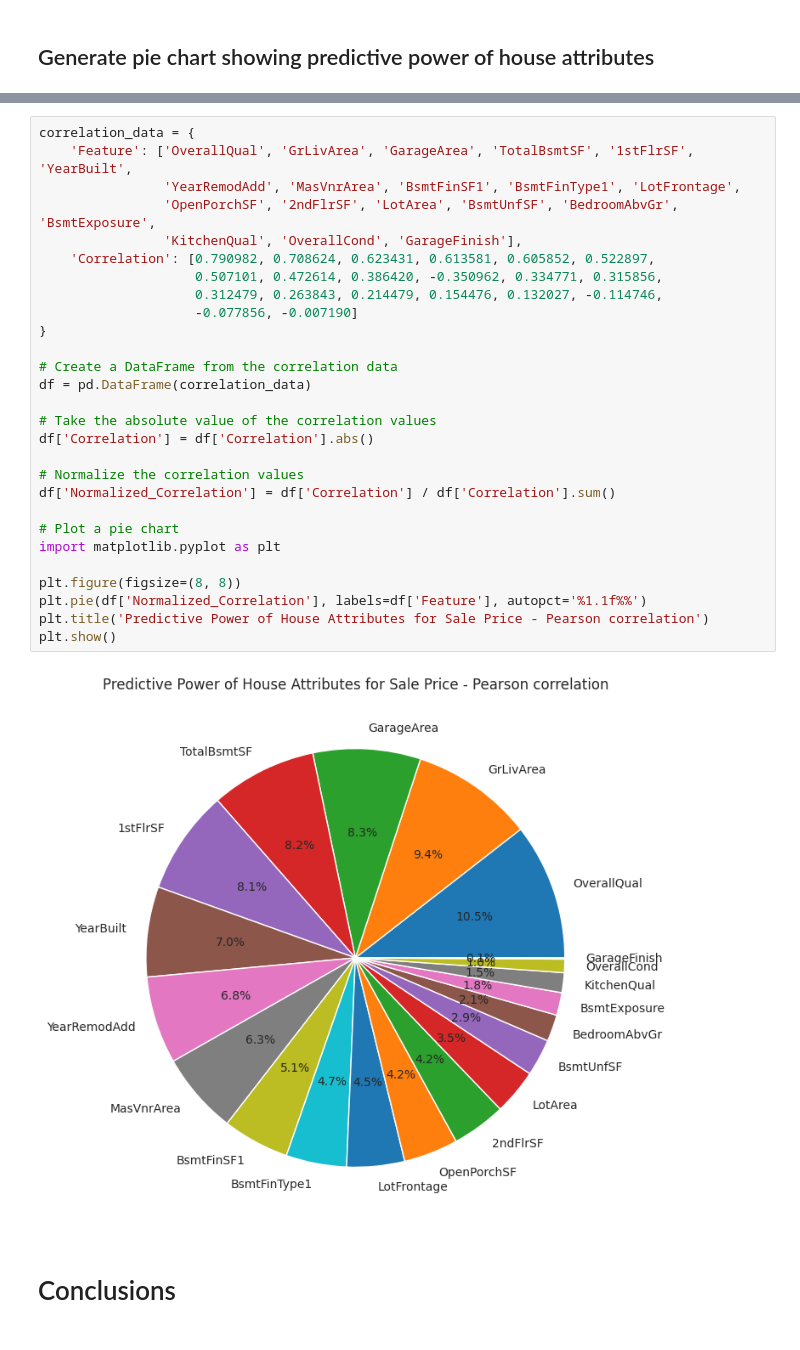
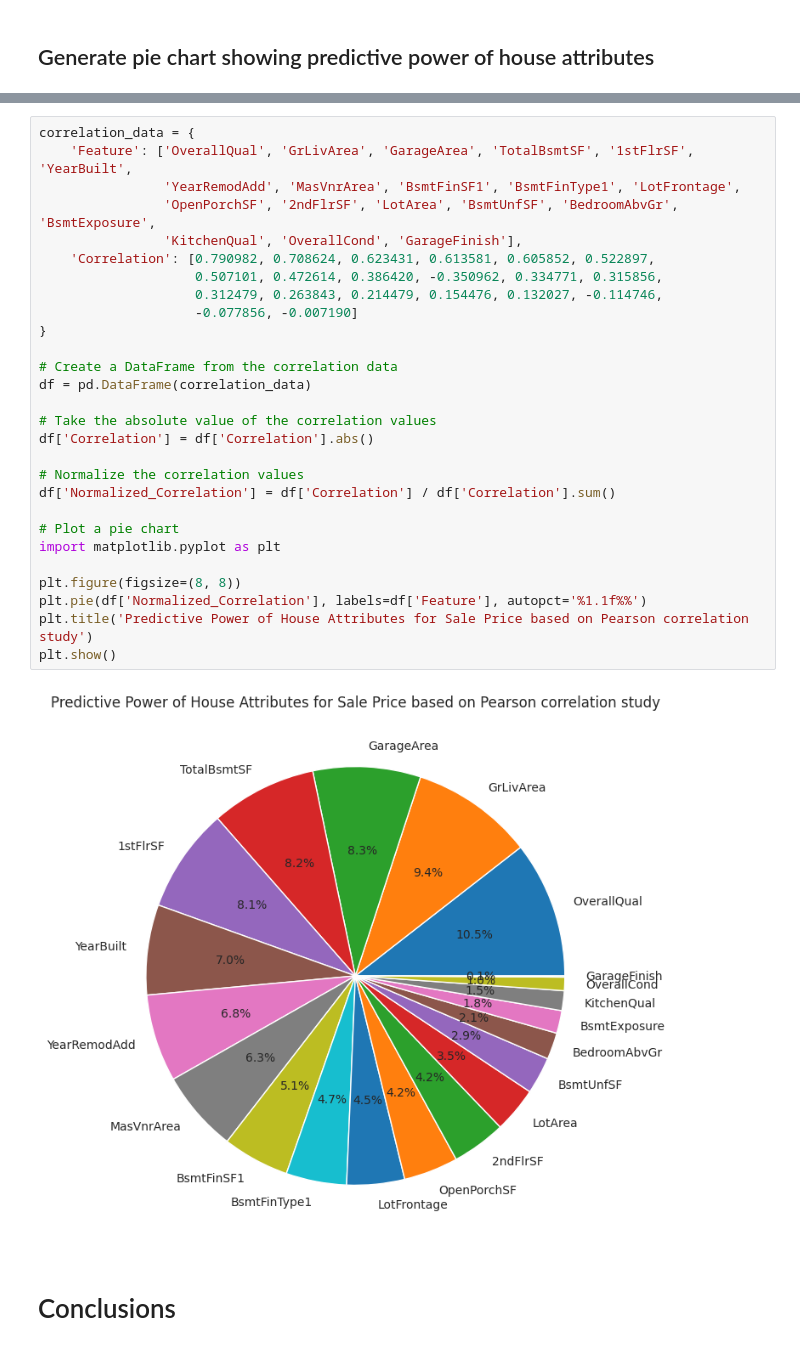
Before and after one commit to helenmurugan/heritage-housing-issues, a Jupyter notebook: jupyter_notebooks/03_Data_Visualisations_v2.ipynb, the cells around one changed output, grey strips where cells are left out. Cells and saved outputs as stored; diff of their text form.

```diff
--- a/jupyter_notebooks/03_Data_Visualisations_v2.ipynb
+++ b/jupyter_notebooks/03_Data_Visualisations_v2.ipynb
@@ -392,33 +392,33 @@ Name: SalePrice, dtype: float64
 # %%
 correlation_data = {
     'Feature': ['OverallQual', 'GrLivArea', 'GarageArea', 'TotalBsmtSF', '1stFlrSF', 'YearBuilt',
                 'YearRemodAdd', 'MasVnrArea', 'BsmtFinSF1', 'BsmtFinType1', 'LotFrontage',
                 'OpenPorchSF', '2ndFlrSF', 'LotArea', 'BsmtUnfSF', 'BedroomAbvGr', 'BsmtExposure',
                 'KitchenQual', 'OverallCond', 'GarageFinish'],
     'Correlation': [0.790982, 0.708624, 0.623431, 0.613581, 0.605852, 0.522897,
                     0.507101, 0.472614, 0.386420, -0.350962, 0.334771, 0.315856,
                     0.312479, 0.263843, 0.214479, 0.154476, 0.132027, -0.114746,
                     -0.077856, -0.007190]
 }
 
 # Create a DataFrame from the correlation data
 df = pd.DataFrame(correlation_data)
 
 # Take the absolute value of the correlation values
 df['Correlation'] = df['Correlation'].abs()
 
 # Normalize the correlation values
 df['Normalized_Correlation'] = df['Correlation'] / df['Correlation'].sum()
 
 # Plot a pie chart
 import matplotlib.pyplot as plt
 
 plt.figure(figsize=(8, 8))
 plt.pie(df['Normalized_Correlation'], labels=df['Feature'], autopct='%1.1f%%')
-plt.title('Predictive Power of House Attributes for Sale Price - Pearson correlation')
+plt.title('Predictive Power of House Attributes for Sale Price based on Pearson correlation study')
 plt.show()
 # %% [output]
-[figure, old version]
+[figure, new version]
 # %% [markdown]
 # Conclusions
 # %% [markdown]
```
Also changed, not shown: parts of 1 cell of this notebook.
